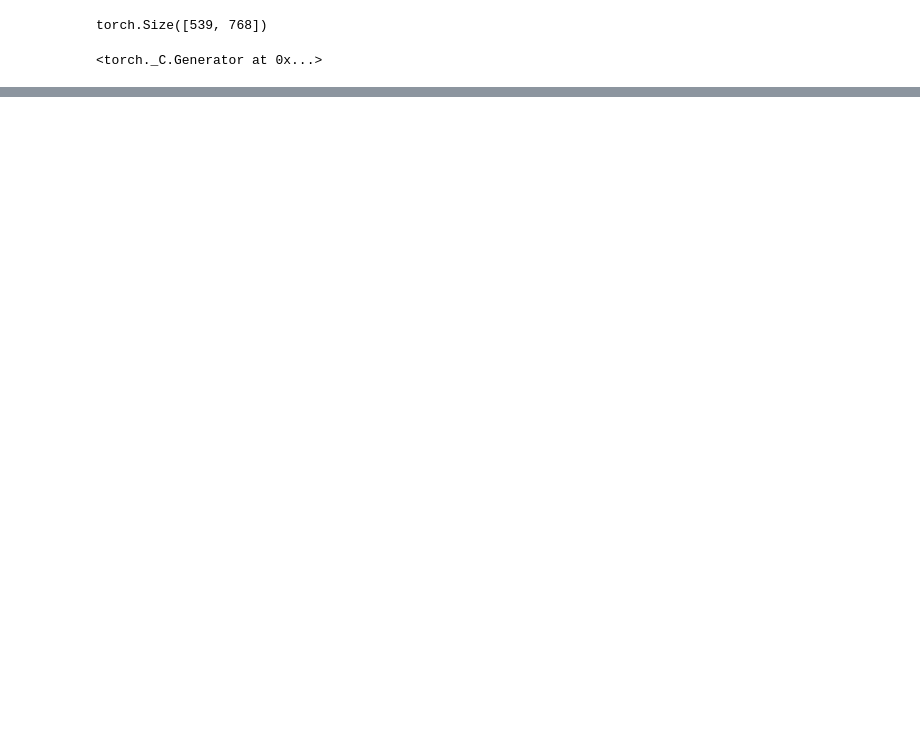
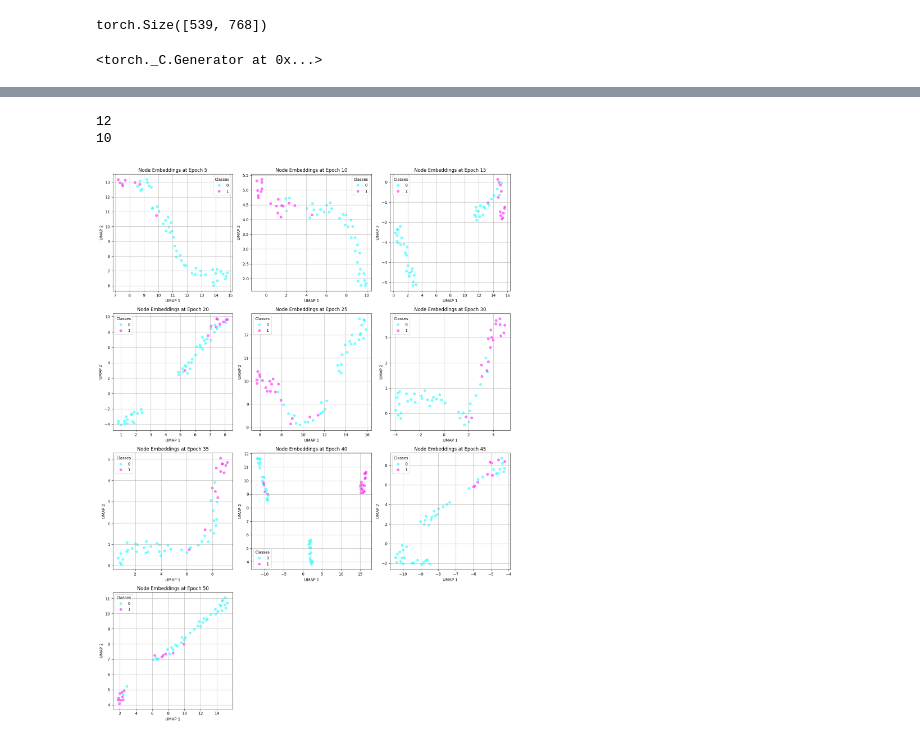
Before and after one commit to xOmer12/GraphTune, a Jupyter notebook: construct_hetero_graph.ipynb, the cells around one changed output, grey strips where cells are left out. Drawn from its saved outputs; the diff is of its cells as text; code cells hidden in the pictures; blank space fills up the shorter version.

```diff
--- a/construct_hetero_graph.ipynb
+++ b/construct_hetero_graph.ipynb
@@ -478,0 +597,6 @@ plot_vspace_reduced(x.cpu().numpy(), labels.cpu().numpy())
+# %%
+plot_vspace_at_epoch(out_epoch_dict, labels_epoch_dict)
+# %% [output]
+12
+10
+[figure, added]
```
Also changed, not shown: parts of 15 cells of this notebook.
